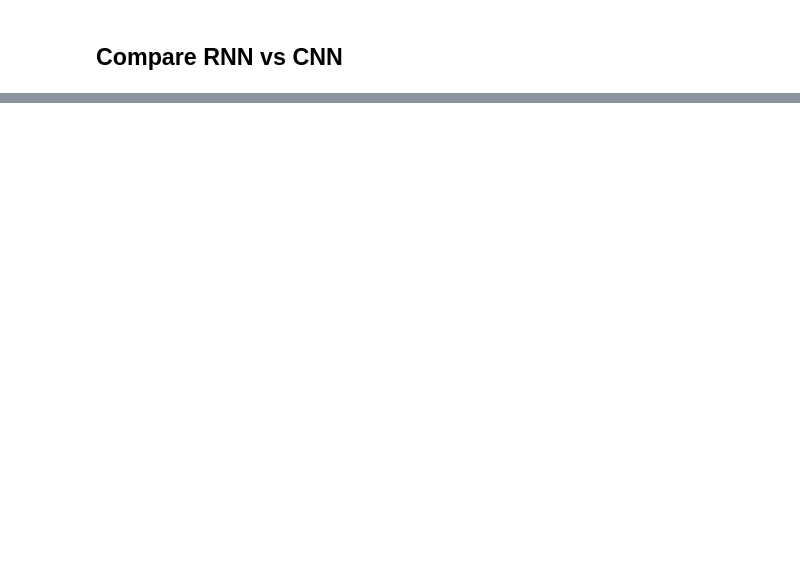
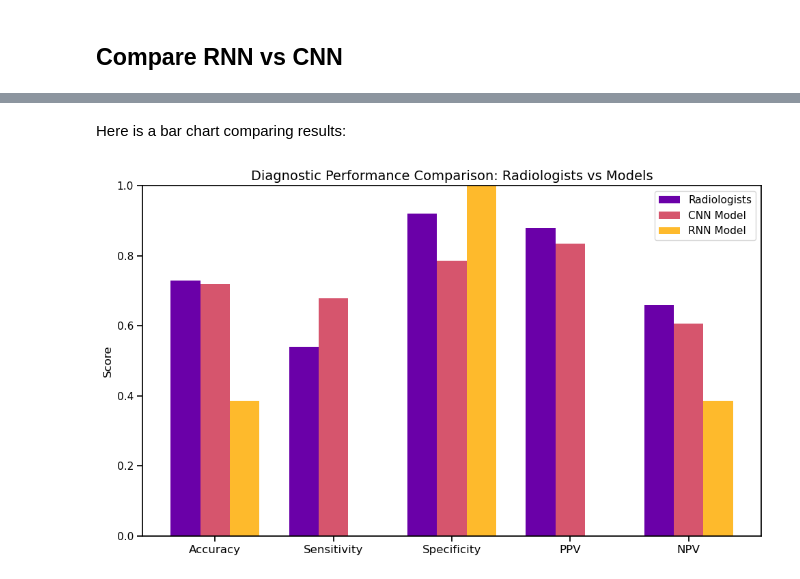
Before and after one commit to Kate-Zilla/deep-learning-arthritis-detection, a Jupyter notebook: arth_det.ipynb, the cells around one changed output, grey strips where cells are left out. Cells and saved outputs as stored; diff of their text form; code cells hidden in the pictures; blank space fills up the shorter version.

```diff
--- a/arth_det.ipynb
+++ b/arth_det.ipynb
@@ -549,3 +665,10 @@ RNN — Test accuracy: 0.384
+# %%
+#store RNN metrics for later comparison
+rnn_accuracy      = accuracy        # from RNN binary metrics calculation
+rnn_sensitivity   = sensitivity
+rnn_specificity   = specificity
+rnn_ppv           = ppv
+rnn_npv           = npv
 # %% [markdown]
 ## Compare RNN vs CNN
 # %%
@@ -566,0 +690,9 @@ My models give the following:
+# %%
+comparison_df = pd.DataFrame({
+    "Metric": ["Accuracy", "Sensitivity", "Specificity", "PPV", "NPV"],
+    "Doctor": [0.73, 0.54, 0.92, 0.88, 0.66],
+    "CNN Model":    [cnn_accuracy, cnn_sensitivity, cnn_specificity, cnn_ppv, cnn_npv],
+    "RNN Model":    [rnn_accuracy, rnn_sensitivity, rnn_specificity, rnn_ppv, rnn_npv]
+}).round(3)
+
+comparison_df
@@ -566,0 +706,28 @@ My models give the following:
+# %% [markdown]
+Here is a bar chart comparing results:
+# %%
+# remove radiologist/model names for plotting
+metrics = comparison_df["Metric"].values
+radiologists = comparison_df["Doctor"].values
+cnn_vals = comparison_df["CNN Model"].values
+rnn_vals = comparison_df["RNN Model"].values
+
+x = np.arange(len(metrics))
+width = 0.25
+
+plt.figure(figsize=(10,6))
+
+plt.bar(x - width, radiologists, width, label='Radiologists', color=plt.cm.plasma(0.2))
+plt.bar(x,         cnn_vals,     width, label='CNN Model',     color=plt.cm.plasma(0.55))
+plt.bar(x + width, rnn_vals,     width, label='RNN Model',     color=plt.cm.plasma(0.85))
+
+plt.xticks(x, metrics, fontsize=12)
+plt.ylabel("Score", fontsize=12)
+plt.ylim(0, 1.0)
+plt.title("Diagnostic Performance Comparison: Radiologists vs Models", fontsize=14)
+
+plt.legend()
+plt.tight_layout()
+plt.show()
+# %% [output]
+[figure, added]
```
Also changed, not shown: parts of 38 cells of this notebook.
